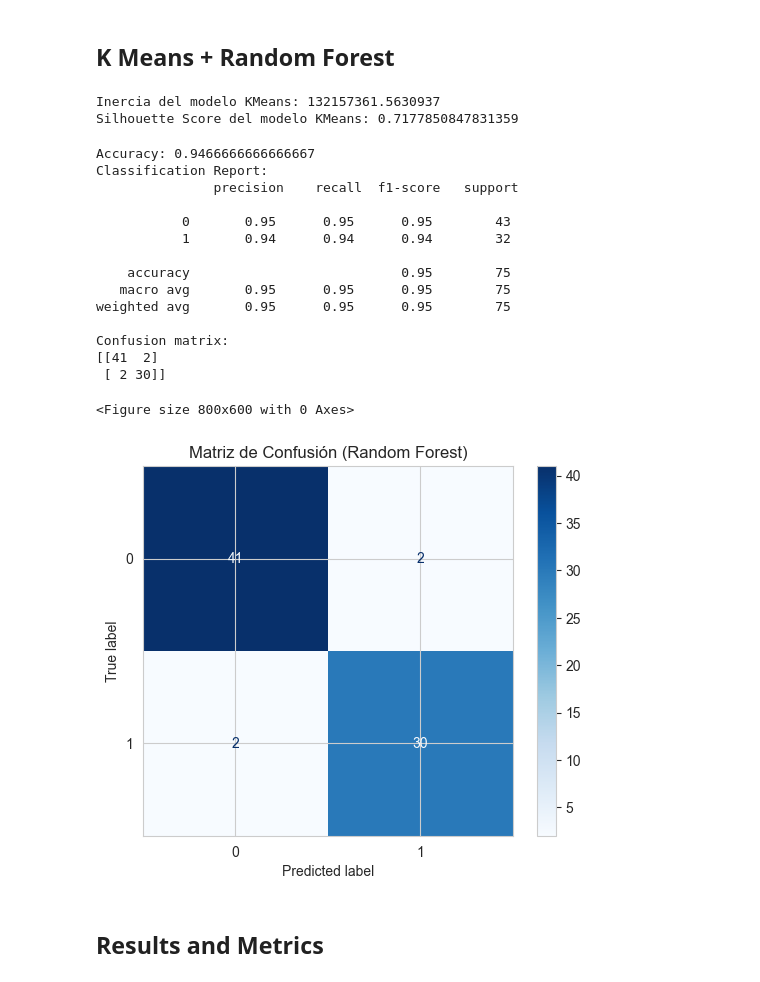
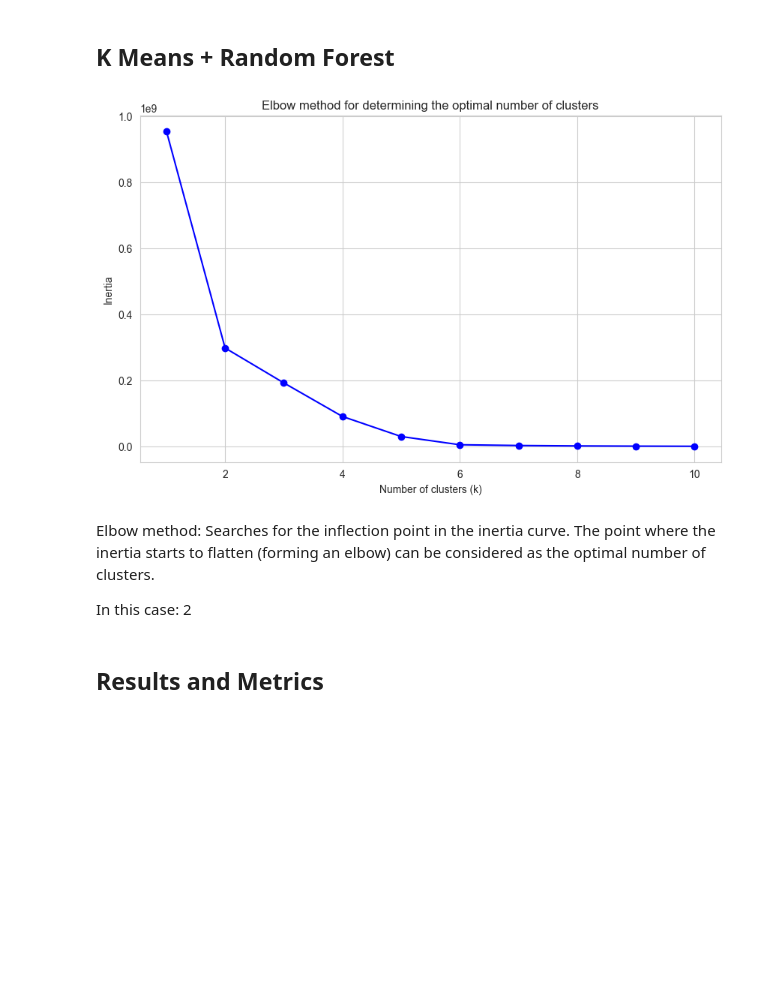
Before and after one commit to lucianagabrielavaliente/proy-final-ciencia-de-datos, a Jupyter notebook: sleep-disorders.ipynb, the cells around one changed output. Saved outputs shown, nothing was run; the diff lists cells and outputs as text; code cells hidden in the pictures; blank space fills up the shorter version.

```diff
--- a/sleep-disorders.ipynb
+++ b/sleep-disorders.ipynb
@@ -858,4 +858,25 @@ Please also refer to the documentation for alternative solver options:
 LogisticRegression()
 # %% [markdown]
 ## K Means + Random Forest
+# %%
+inertias = []
+
+k_range = range(1, 11)
+
+for k in k_range:
+    kmeans = KMeans(n_clusters=k, random_state=42)
+    kmeans.fit(data)
+    inertias.append(kmeans.inertia_)
+plt.figure(figsize=(10, 6))
+plt.plot(k_range, inertias, marker='o', linestyle='-', color='b')
+plt.xlabel('Number of clusters (k)')
+plt.ylabel('Inertia')
+plt.title('Elbow method for determining the optimal number of clusters')
+plt.grid(True)
+# %% [output]
+[figure, added]
+# %% [markdown]
+Elbow method: Searches for the inflection point in the inertia curve. The point where the inertia starts to flatten (forming an elbow) can be considered as the optimal number of clusters.
+
+In this case: 2
 # %%
@@ -864,59 +884,4 @@ kmeans = KMeans(n_clusters=3)
 clusters = kmeans.fit_predict(x.values)
-# %%
-
-
-inertia = kmeans.inertia_
-print("Inercia del modelo KMeans:", inertia)
-
-silhouette = silhouette_score(x, kmeans.labels_)
-print("Silhouette Score del modelo KMeans:", silhouette)
-# %% [output]
-Inercia del modelo KMeans: 132157361.5630937
-Silhouette Score del modelo KMeans: 0.7177850847831359
-# %%
-X_clustered = pd.concat([pd.DataFrame(x), pd.DataFrame(clusters, columns=['Cluster'])], axis=1)
-X_train, X_test, y_train, y_test = train_test_split(X_clustered, y, test_size=0.2, random_state=42)
-clf = RandomForestClassifier()
-clf.fit(X_train, y_train)
-clf = RandomForestClassifier()
-clf.fit(X_train, y_train)
-clf = RandomForestClassifier()
-clf.fit(X_train, y_train)
-
-accuracy = accuracy_score(y_test, y_pred)
-class_report = classification_report(y_test, y_pred)
-
-print("Accuracy:", accuracy)
-print("Classification Report:\n", class_report)
-
-conf_matrix = confusion_matrix(y_test, y_pred)
-print("Confusion matrix:")
-print(conf_matrix)
-
-cm = confusion_matrix(y_test, y_pred)
-
-
-plt.figure(figsize=(8, 6))
-ConfusionMatrixDisplay(cm, display_labels=clf.classes_).plot(cmap='Blues')
-plt.title('Matriz de Confusión (Random Forest)')
-plt.show()
-# %% [output]
-Accuracy: 0.9466666666666667
-Classification Report:
-               precision    recall  f1-score   support
-
-           0       0.95      0.95      0.95        43
-           1       0.94      0.94      0.94        32
-
-    accuracy                           0.95        75
-   macro avg       0.95      0.95      0.95        75
-weighted avg       0.95      0.95      0.95        75
-
-Confusion matrix:
-[[41  2]
- [ 2 30]]
-<Figure size 800x600 with 0 Axes>
-[figure, removed]
 # %% [markdown]
 ## Results and Metrics
 # %% [markdown]
```
Also changed, not shown: parts of 5 cells of this notebook.
